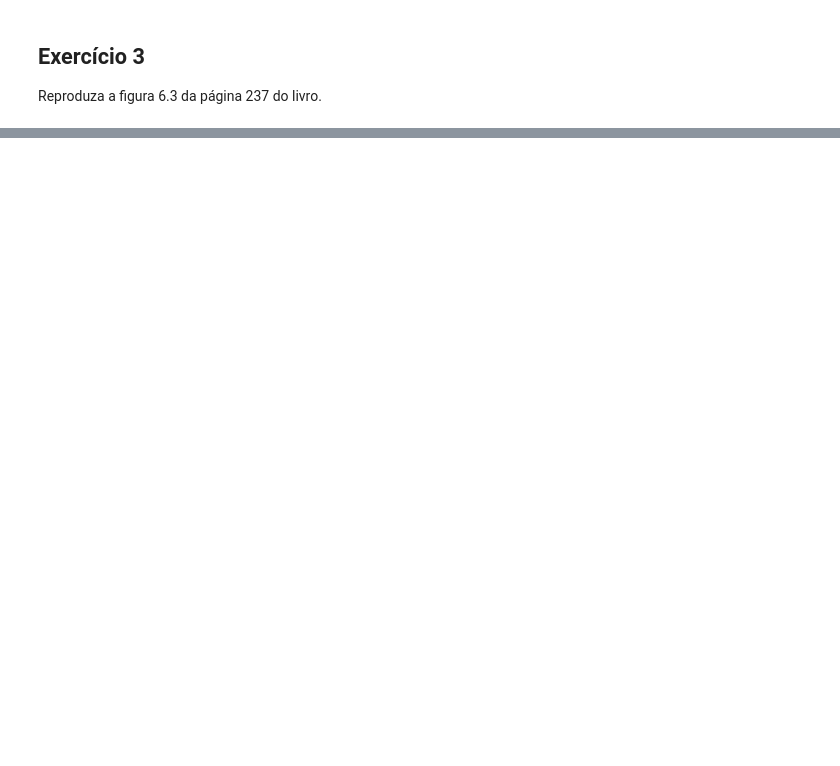
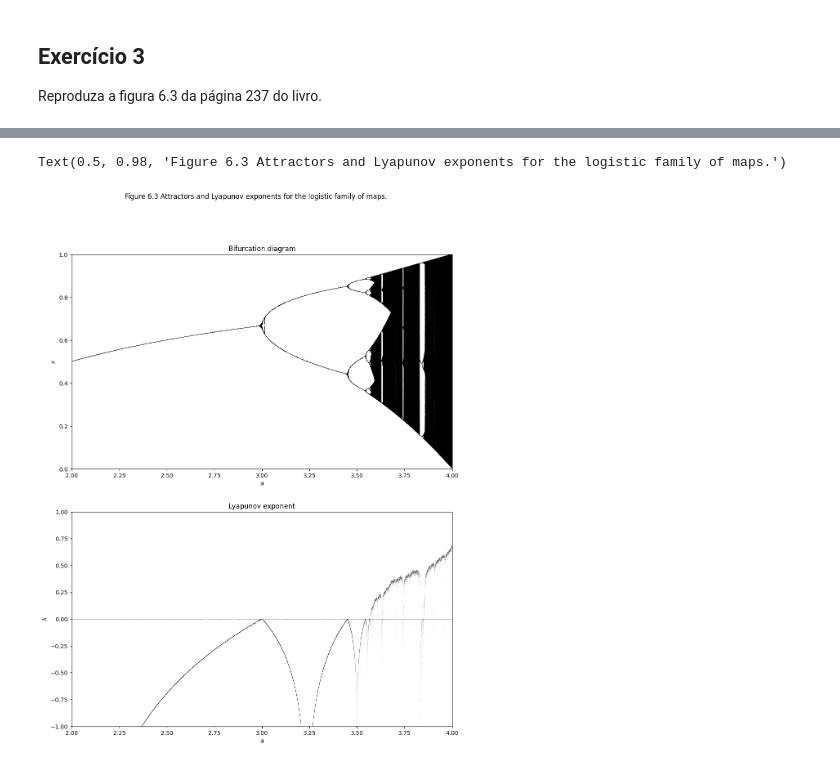
Before and after one commit to vini-fda/FM_223_Lista4, a Jupyter notebook: lista4.ipynb, the cells around one changed output, grey strips where cells are left out. Cells and saved outputs as stored; diff of their text form; code cells hidden in the pictures; blank space fills up the shorter version.

```diff
--- a/lista4.ipynb
+++ b/lista4.ipynb
@@ -227,0 +284,31 @@ Reproduza a figura 6.3 da página 237 do livro.
+# %%
+# Two subplot figure
+# First (upper) subplo: bifurcation diagram
+# Second (lower) subplot: Lyapunov exponent
+fig, axs = plt.subplots(2, 1, figsize=(12, 15))
+
+# First subplot
+ax = axs[0]
+ax.plot(av, xv, ',k', alpha=0.25, markersize=0.0001)
+ax.set_xlim(2, 4)
+ax.set_ylim(0, 1)
+ax.set_xlabel('$a$')
+ax.set_ylabel('$x$')
+ax.set_title('Bifurcation diagram')
+
+# Second subplot
+ax = axs[1]
+ax.plot(range_a, lv, ',k', alpha=0.25, markersize=0.1)
+ax.set_xlim(2, 4)
+ax.set_ylim(-1, 1)
+ax.set_xlabel('$a$')
+ax.set_ylabel('$\lambda$')
+ax.set_title('Lyapunov exponent')
+# horizontal line at zero
+ax.axhline(y=0, color='k', linestyle='--', linewidth=0.5)
+
+# figure title
+fig.suptitle('Figure 6.3 Attractors and Lyapunov exponents for the logistic family of maps.')
+# %% [output]
+Text(0.5, 0.98, 'Figure 6.3 Attractors and Lyapunov exponents for the logistic family of maps.')
+[figure, added]
```
Also changed, not shown: parts of 7 cells of this notebook, 1 other file.
